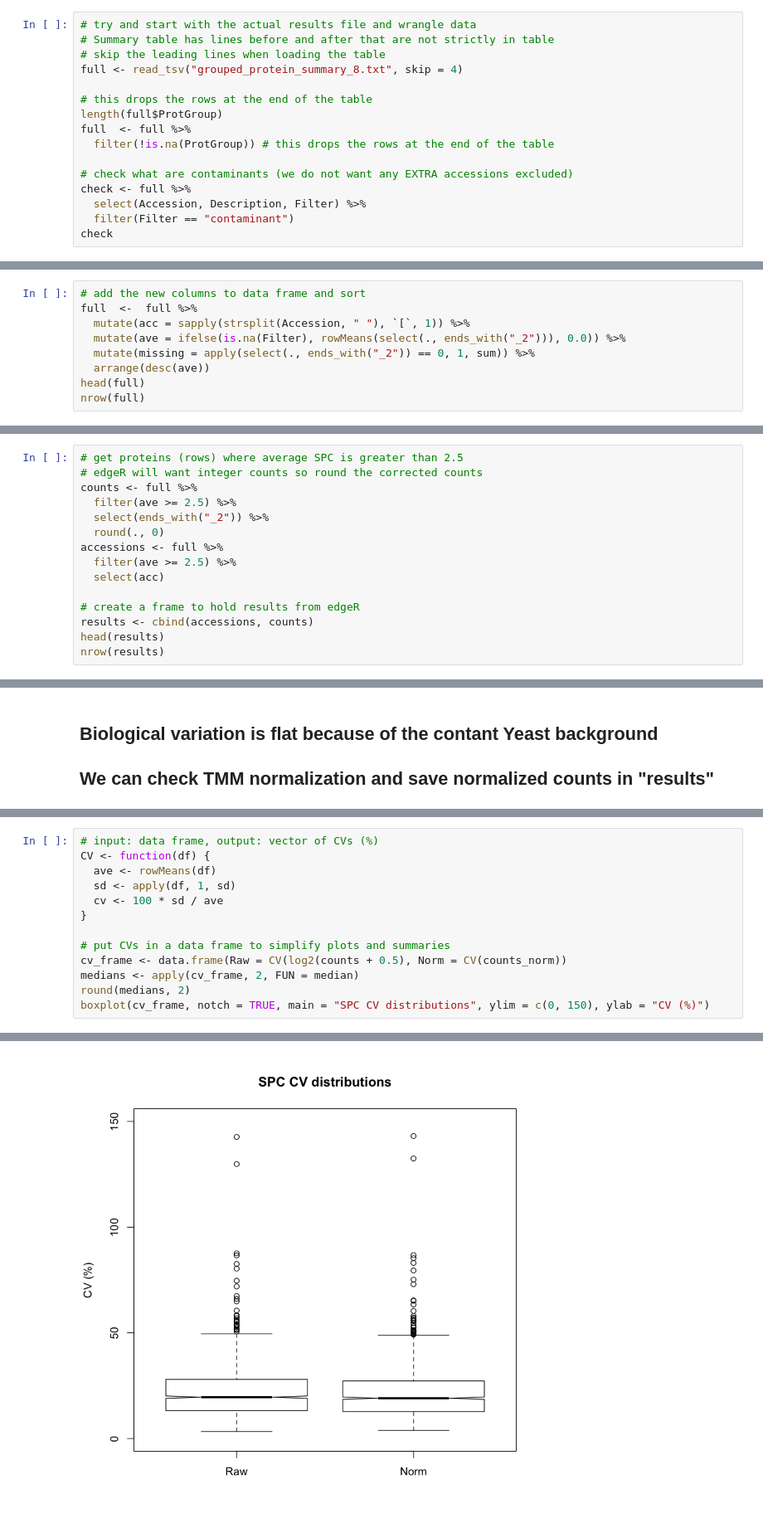
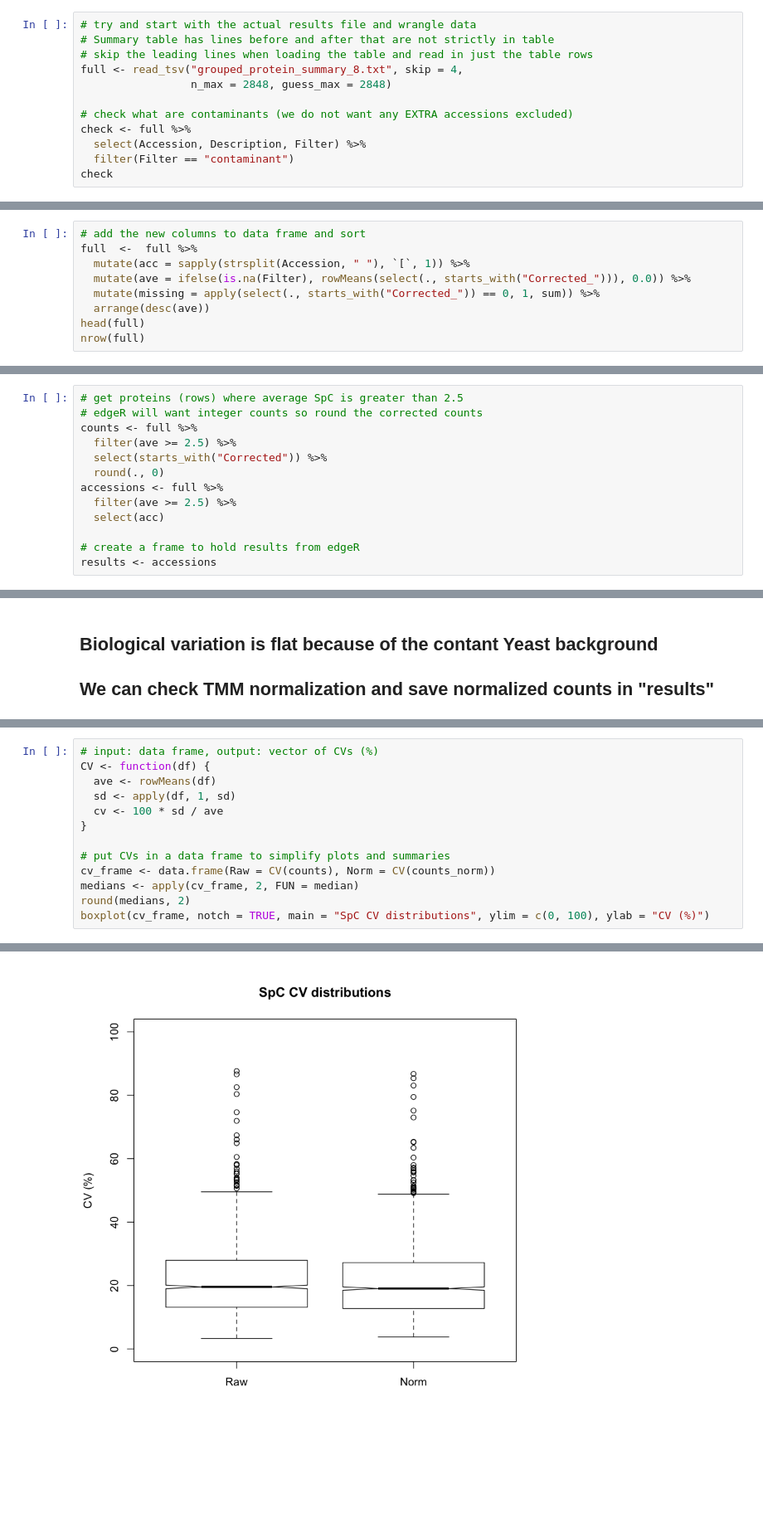
Before and after one commit to pwilmart/ABRF_iPRG_2015_SpC, a Jupyter notebook: ABRF_2015_edgeR.ipynb, the cells around one changed output, grey strips where cells are left out. Shown at 83% size. Saved outputs shown, nothing was run; the diff lists cells and outputs as text; blank space fills up the shorter version.

```diff
--- a/ABRF_2015_edgeR.ipynb
+++ b/ABRF_2015_edgeR.ipynb
@@ -75,13 +77,9 @@ We will start with the text summary file produced by the protein grouping script
 # %%
 # try and start with the actual results file and wrangle data
 # Summary table has lines before and after that are not strictly in table
-# skip the leading lines when loading the table
-full <- read_tsv("grouped_protein_summary_8.txt", skip = 4)
-
-# this drops the rows at the end of the table
-length(full$ProtGroup)
-full  <- full %>%
-  filter(!is.na(ProtGroup)) # this drops the rows at the end of the table
+# skip the leading lines when loading the table and read in just the table rows
+full <- read_tsv("grouped_protein_summary_8.txt", skip = 4,
+                 n_max = 2848, guess_max = 2848)
 
 # check what are contaminants (we do not want any EXTRA accessions excluded)
 check <- full %>%
@@ -123,8 +117,8 @@ We will add a new column that is the average corrected spectral counts and set t
 # add the new columns to data frame and sort
 full  <-  full %>%
   mutate(acc = sapply(strsplit(Accession, " "), `[`, 1)) %>%
-  mutate(ave = ifelse(is.na(Filter), rowMeans(select(., ends_with("_2"))), 0.0)) %>%
-  mutate(missing = apply(select(., ends_with("_2")) == 0, 1, sum)) %>%
+  mutate(ave = ifelse(is.na(Filter), rowMeans(select(., starts_with("Corrected_"))), 0.0)) %>%
+  mutate(missing = apply(select(., starts_with("Corrected_")) == 0, 1, sum)) %>%
   arrange(desc(ave))
 head(full)
 nrow(full)
@@ -166,17 +160,15 @@ We need to get the corrected spectral count columns that have an average SPC of
 
 There will still be shared peptides. They can be excluded, they can be lumped into the "best" protein that contains them (some definition of "best" is needed in this "all or nothing" strategy), or they can be split into fractional counts based on relative abundance estimates (from the unique counts). The PAW pipeline does the latter. These "corrected" counts will be floating point numbers for some proteins and will need to be rounded to integers.
 # %%
-# get proteins (rows) where average SPC is greater than 2.5
+# get proteins (rows) where average SpC is greater than 2.5
 # edgeR will want integer counts so round the corrected counts
 counts <- full %>%
   filter(ave >= 2.5) %>%
-  select(ends_with("_2")) %>%
+  select(starts_with("Corrected")) %>%
   round(., 0)
 accessions <- full %>%
   filter(ave >= 2.5) %>%
   select(acc)
 
 # create a frame to hold results from edgeR
-results <- cbind(accessions, counts)
-head(results)
-nrow(results)
+results <- accessions
@@ -339,20 +322,20 @@ The normalization factors in the DGEList object are all pretty close to 1.0 so w
 # %%
 # input: data frame, output: vector of CVs (%)
 CV <- function(df) {
   ave <- rowMeans(df)
   sd <- apply(df, 1, sd)
   cv <- 100 * sd / ave
 }
 
 # put CVs in a data frame to simplify plots and summaries
-cv_frame <- data.frame(Raw = CV(log2(counts + 0.5), Norm = CV(counts_norm))
+cv_frame <- data.frame(Raw = CV(counts), Norm = CV(counts_norm))
 medians <- apply(cv_frame, 2, FUN = median)
 round(medians, 2)
-boxplot(cv_frame, notch = TRUE, main = "SPC CV distributions", ylim = c(0, 150), ylab = "CV (%)")
+boxplot(cv_frame, notch = TRUE, main = "SpC CV distributions", ylim = c(0, 100), ylab = "CV (%)")
 # %% [output]
   Raw  Norm
 19.56 19.04
-[figure, old version]
+[figure, new version]
 # %% [markdown]
 ## Let's run through the 6 comparisons
 We will be using the exact test for each pair; however, the variance is estimated experiment-wide. We have the data loaded into "yc", have done TMM normalization, and estimated dispersions. We can specify which pairs we want to compare and compute a modified Fisher's exact test. We will make a table of the spike-in levels for each of the 6 proteins, so we know what to expect. We will print out the test results for the most significant candidates and visualize them with an MA plot. limma has a function to make MA plots easily.
```
Also changed, not shown: parts of 26 cells of this notebook, 4 other files.
